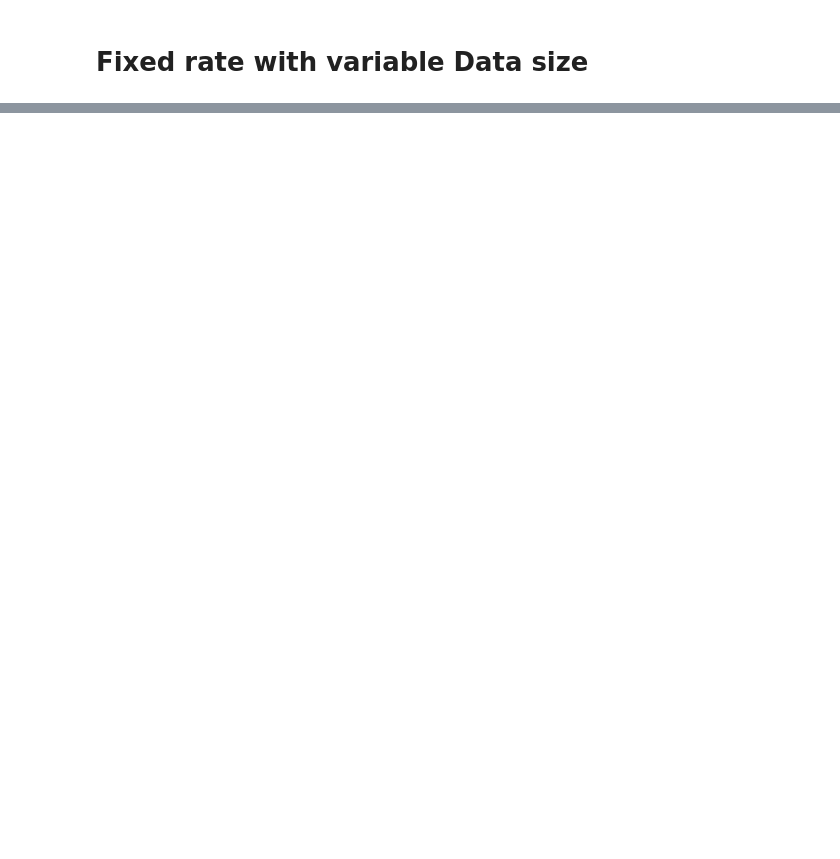
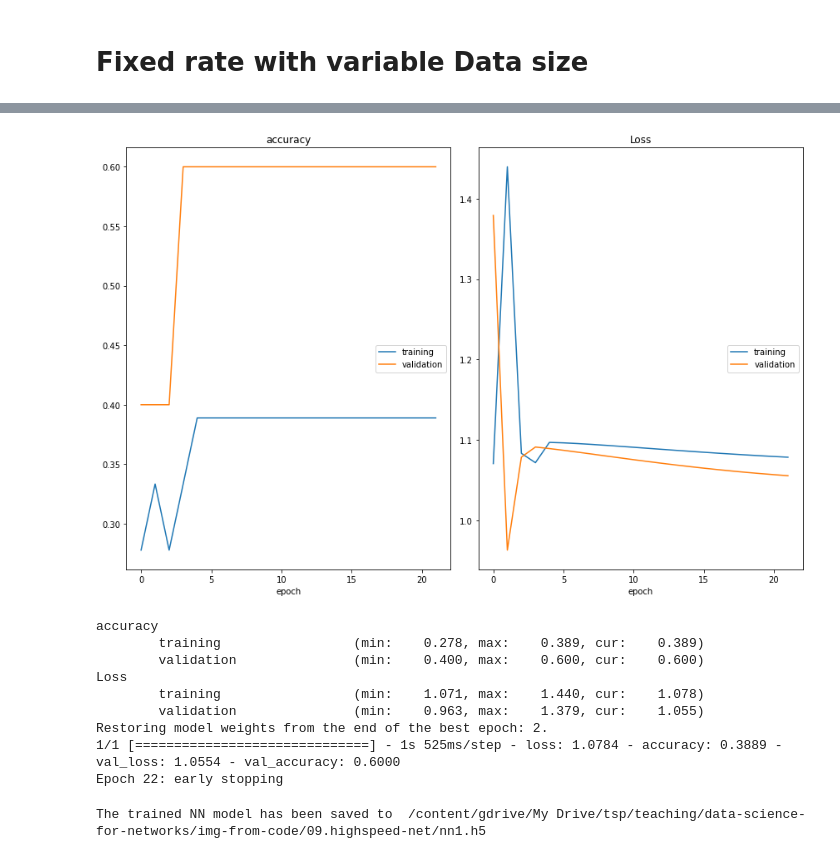
Before and after one commit to CedricKoukoui/ml-for-highspeed-networks-cedric_internship, a Jupyter notebook: data_splitting.ipynb, the cells around one changed output, grey strips where cells are left out. Drawn from its saved outputs; the diff is of its cells as text; code cells hidden in the pictures; blank space fills up the shorter version.

```diff
--- a/data_splitting.ipynb
+++ b/data_splitting.ipynb
@@ -247,0 +278,19 @@ first_legend = ax.legend(handles=[line1,line2,line3, line4 ], loc='upper right')
+# %%
+# We apply Min-Max scaler. In this code we do it by hand, but we could have done it also by directly using sklearn.preprocessing.MinMaxScaler.
+
+min = train_x.min(axis=0)
+max = train_x.max(axis=0)
+
+train_x = (train_x - min)/(max - min)
+test_x = (test_x - min)/(max - min)
+
+test_y=[0,1,2,0,1,2]
+# %%
+# Use the following code (modify it with the names of your folders) to attach your google drive, where you will store your models, to be used later in the testbed notebook
+mount_point = '/content/gdrive' # Always the same, don't change it
+drive.mount(mount_point, force_remount=True)
+drive_path = mount_point + '/My Drive/' # Always the same, don't change it
+
+# Replace the following folder with some folder inside your google drive
+my_path = drive_path + \
+  'tsp/teaching/data-science-for-networks/img-from-code/09.highspeed-net/'
@@ -247,0 +299,9 @@ first_legend = ax.legend(handles=[line1,line2,line3, line4 ], loc='upper right')
+# %%
+# Logistic Regression
+
+model = LogisticRegression(multi_class="multinomial", solver="lbfgs", max_iter=600)
+model.fit(train_x, train_y)
+y_pred = model.predict(test_x)
+class_names = np.array(["low", "mid", "high"] )
+plot_conf_mat(test_y, y_pred, class_names)
+print("The accuracy is ", accuracy_score(test_y, y_pred) )
@@ -247,0 +500,24 @@ first_legend = ax.legend(handles=[line1,line2,line3, line4 ], loc='upper right')
+# %%
+sample_size = train_x.shape[1]
+num_of_classes=len(class_names)
+# %%
+nnfile = nn_file = my_path + 'nn1.h5'
+
+shallow_architecture=[20, 10, 5, num_of_classes]
+model = make_sequential_model(sample_size, shallow_architecture)
+history = train_model(model, nn_file, train_x, train_y, seed=3)
+# %% [output]
+[figure, added]
+accuracy
+        training                 (min:    0.278, max:    0.389, cur:    0.389)
+        validation               (min:    0.400, max:    0.600, cur:    0.600)
+Loss
+        training                 (min:    1.071, max:    1.440, cur:    1.078)
+        validation               (min:    0.963, max:    1.379, cur:    1.055)
+Restoring model weights from the end of the best epoch: 2.
+1/1 [==============================] - 1s 525ms/step - loss: 1.0784 - accuracy: 0.3889 - val_loss: 1.0554 - val_accuracy: 0.6000
+Epoch 22: early stopping
+# %%
+print("The trained NN model has been saved to ", nnfile)
+# %% [output]
+The trained NN model has been saved to  /content/gdrive/My Drive/tsp/teaching/data-science-for-networks/img-from-code/09.highspeed-net/nn1.h5
```
Also changed, not shown: parts of 14 cells of this notebook.
